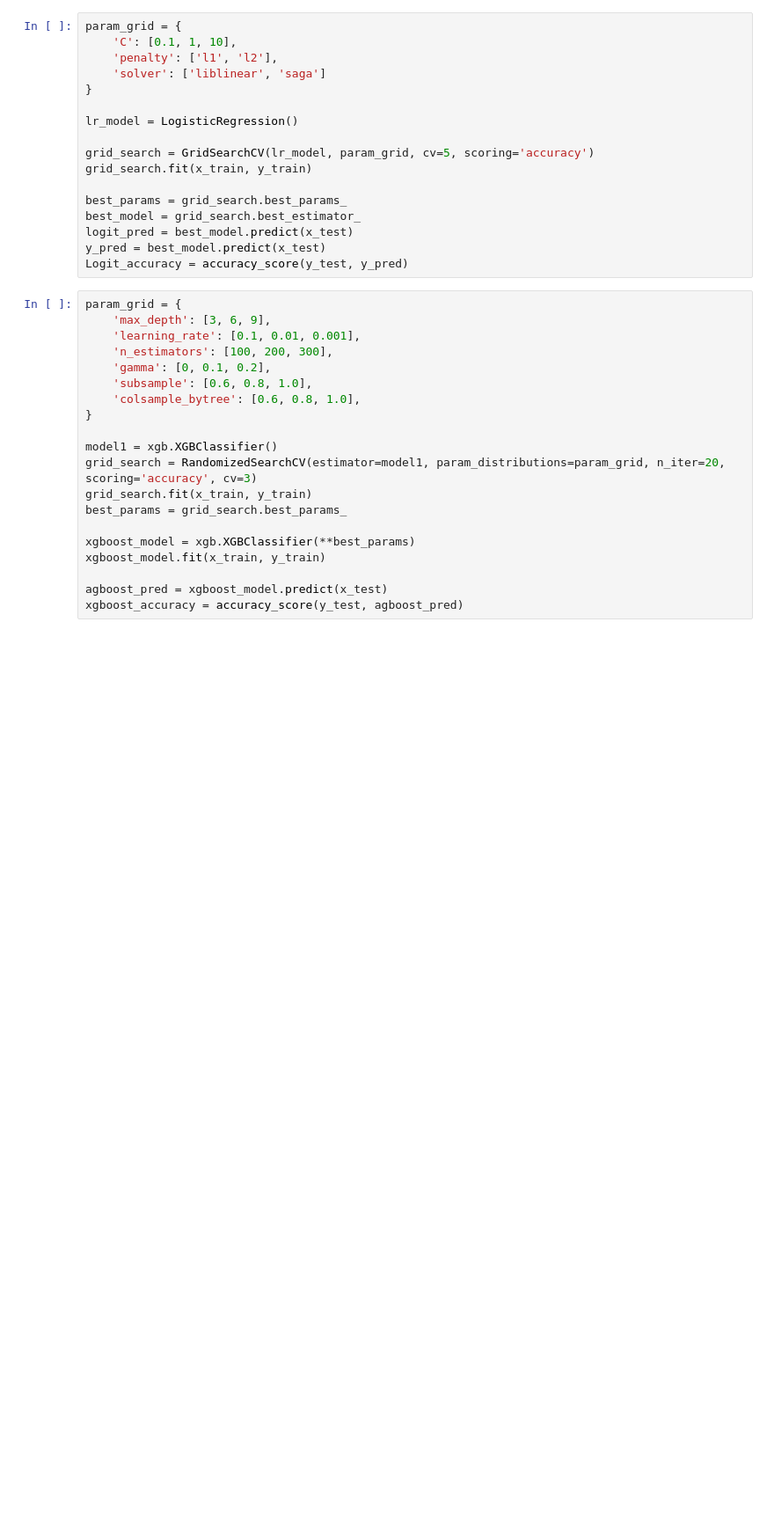
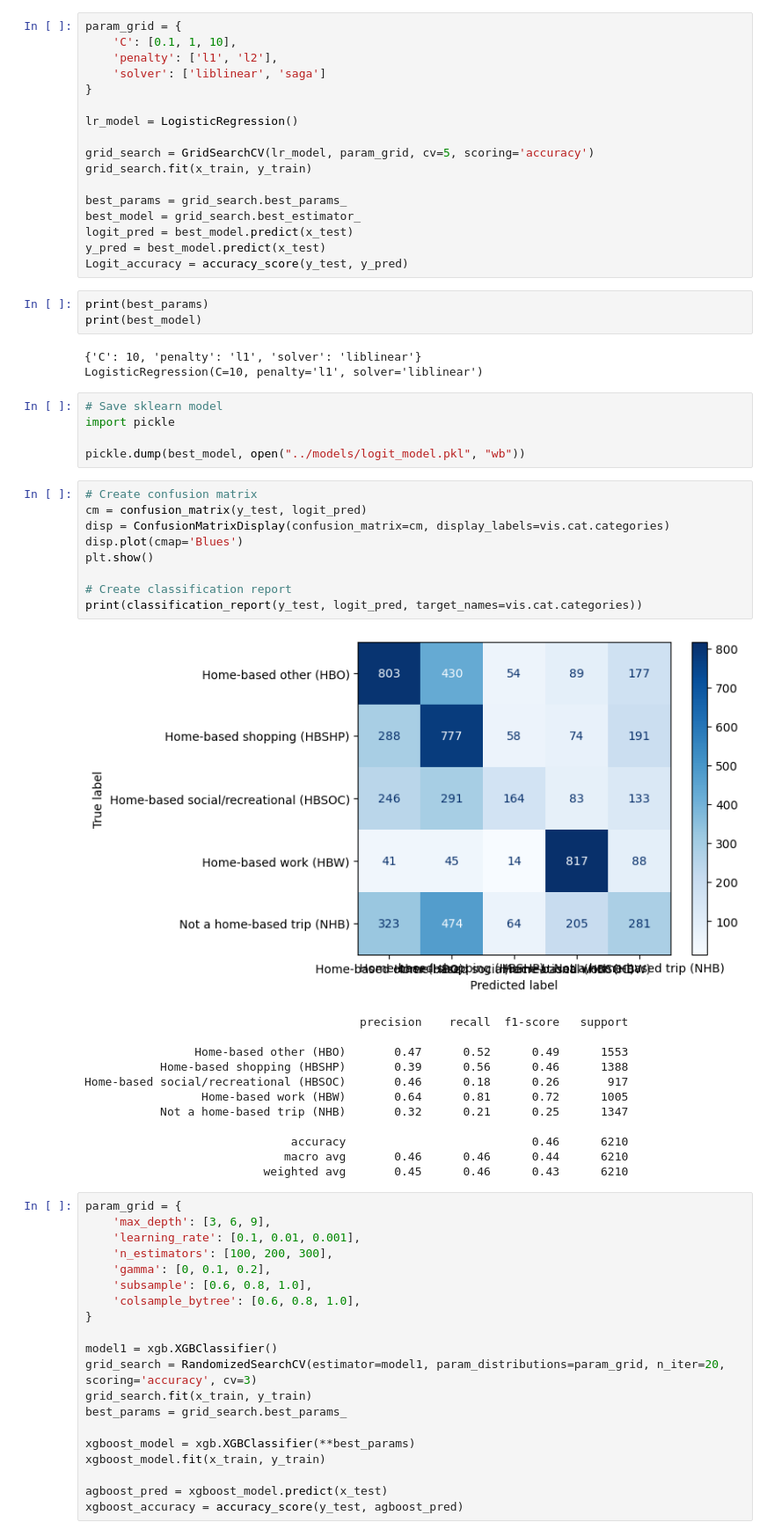
Before and after one commit to mfgeary/dsan5300-project, a Jupyter notebook: code/AUC_All_Models.ipynb, the cells around one changed output. Shown at 88% size. Drawn from its saved outputs; the diff is of its cells as text; blank space fills up the shorter version.

Commit message:
Save all models, update poster

```diff
--- a/code/AUC_All_Models.ipynb
+++ b/code/AUC_All_Models.ipynb
@@ -110,6 +129,39 @@ best_model = grid_search.best_estimator_
 logit_pred = best_model.predict(x_test)
 y_pred = best_model.predict(x_test)
 Logit_accuracy = accuracy_score(y_test, y_pred)
+# %%
+print(best_params)
+print(best_model)
+# %% [output]
+{'C': 10, 'penalty': 'l1', 'solver': 'liblinear'}
+LogisticRegression(C=10, penalty='l1', solver='liblinear')
+# %%
+# Save sklearn model
+import pickle
+
+pickle.dump(best_model, open("../models/logit_model.pkl", "wb"))
+# %%
+# Create confusion matrix
+cm = confusion_matrix(y_test, logit_pred)
+disp = ConfusionMatrixDisplay(confusion_matrix=cm, display_labels=vis.cat.categories)
+disp.plot(cmap='Blues')
+plt.show()
+
+# Create classification report
+print(classification_report(y_test, logit_pred, target_names=vis.cat.categories))
+# %% [output]
+[figure, added]
+                                        precision    recall  f1-score   support
+
+                Home-based other (HBO)       0.47      0.52      0.49      1553
+           Home-based shopping (HBSHP)       0.39      0.56      0.46      1388
+Home-based social/recreational (HBSOC)       0.46      0.18      0.26       917
+                 Home-based work (HBW)       0.64      0.81      0.72      1005
+           Not a home-based trip (NHB)       0.32      0.21      0.25      1347
+
+                              accuracy                           0.46      6210
+                             macro avg       0.46      0.46      0.44      6210
+                          weighted avg       0.45      0.46      0.43      6210
 # %%
 param_grid = {
     'max_depth': [3, 6, 9],
```
Also changed, not shown: parts of 11 cells of this notebook, 15 other files.
